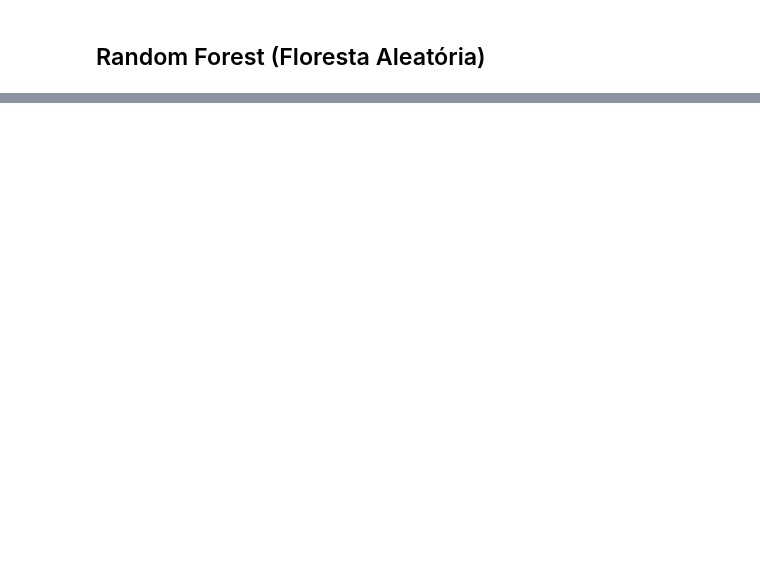
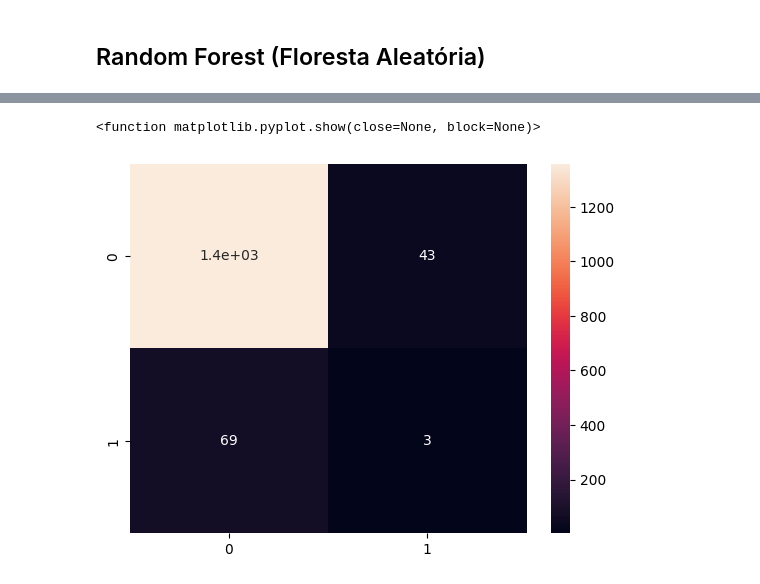
Before and after one commit to Leo-alves2/Acidente_Vascular-Cerebral, a Jupyter notebook: Analise.ipynb, the cells around one changed output, grey strips where cells are left out. Cells and saved outputs as stored; diff of their text form; code cells hidden in the pictures; blank space fills up the shorter version.

```diff
--- a/Analise.ipynb
+++ b/Analise.ipynb
@@ -1164,0 +1369,4 @@ Essas métricas fornecem informações sobre o desempenho do modelo de classific
+# %%
+# Treinando o modelo
+
+model.fit(x_train_smote, y_train_smote)
@@ -1164,0 +1473,8 @@ Essas métricas fornecem informações sobre o desempenho do modelo de classific
+# %%
+# Criando uma instância do modelo
+
+model = XGBClassifier(random_state= 5, n_estimators= 100, max_depth= 15, learning_rate= 1.0)
+# %%
+# Treinando o modelo
+
+model.fit(x_train_smote, y_train_smote)
@@ -1164,0 +1499,4 @@ Essas métricas fornecem informações sobre o desempenho do modelo de classific
+# %%
+# Fazendo previsões
+
+y_pred_rf = model.predict(x_test)
@@ -1164,0 +1514,7 @@ Essas métricas fornecem informações sobre o desempenho do modelo de classific
+# %%
+conf = confusion_matrix(y_test, y_pred_rf)
+sns.heatmap(conf, annot = True)
+plt.show
+# %% [output]
+<function matplotlib.pyplot.show(close=None, block=None)>
+[figure, added]
```
Also changed, not shown: parts of 89 cells of this notebook, 2 other files.
